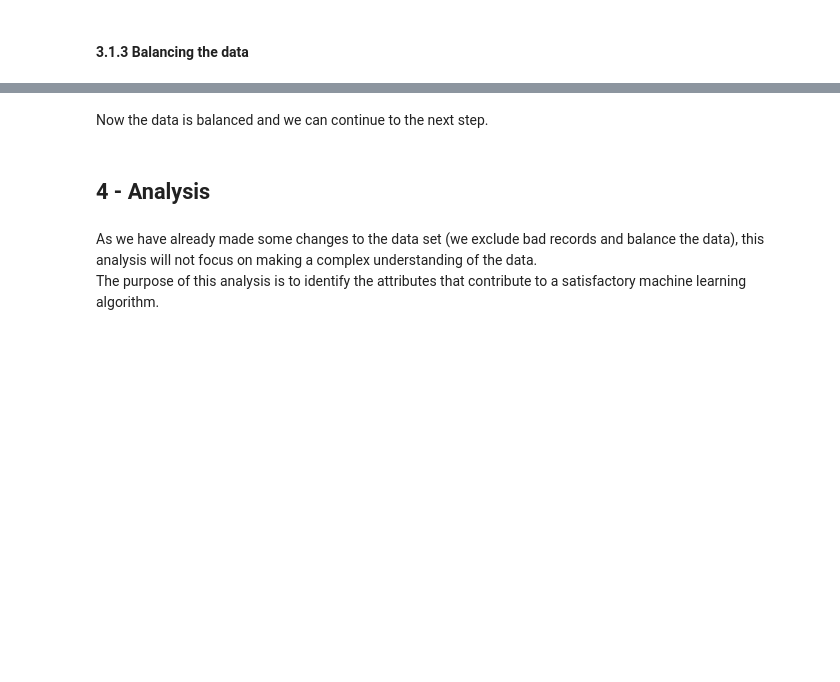
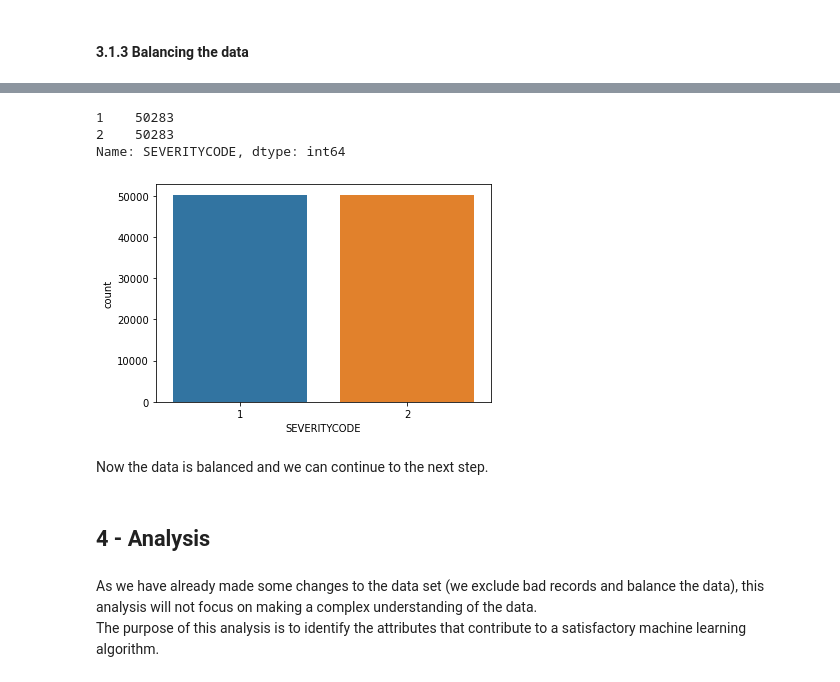
Before and after one commit to mcamera/Traffic_Accidents_Seattle, a Jupyter notebook: Traffic_Accidents_Seattle.ipynb, the cells around one changed output, grey strips where cells are left out. Cells and saved outputs as stored; diff of their text form; code cells hidden in the pictures; blank space fills up the shorter version.

```diff
--- a/Traffic_Accidents_Seattle.ipynb
+++ b/Traffic_Accidents_Seattle.ipynb
@@ -794,0 +907,7 @@ This will causes a bias in the data results. So, we will need to equalize this d
+# %%
+#Removing the types 'Serious Injury Collision' and 'Fatality Collision' from the dataframe
+collisions = collisions.drop(collisions[(collisions['SEVERITYCODE'] == "2b") |
+                                        (collisions['SEVERITYCODE'] == "3") |
+                                        (collisions['SEVERITYCODE'] == "0")
+                                       ].index)
+collisions['SEVERITYCODE'].value_counts().to_frame()
@@ -798,18 +931,23 @@ This will causes a bias in the data results. So, we will need to equalize this d
 # %%
 from imblearn.under_sampling import RandomUnderSampler
 
-X = collisions[['X','Y','ADDRTYPE','SEVERITYDESC','COLLISIONTYPE','PERSONCOUNT',
-                'PEDCOUNT','PEDCYLCOUNT','VEHCOUNT','INCDTTM','JUNCTIONTYPE',
-                'UNDERINFL','WEATHER','ROADCOND','LIGHTCOND']]
+X = collisions[['ADDRTYPE','LOCATION','COLLISIONTYPE','JUNCTIONTYPE',
+                'WEATHER','ROADCOND','LIGHTCOND']]
 y = collisions[['SEVERITYCODE']]
+
 rus = RandomUnderSampler(random_state=0)
 X_res, y_res = rus.fit_resample(X,y)
 
 collisions = X_res
 collisions['SEVERITYCODE'] = y_res
 
-sns.countplot(x="SEVERITYDESC", data=collisions)
-collisions['SEVERITYDESC'].value_counts()
+sns.countplot(x="SEVERITYCODE", data=collisions)
+collisions['SEVERITYCODE'].value_counts()
+# %% [output]
+1    50283
+2    50283
+Name: SEVERITYCODE, dtype: int64
+[figure, added]
 # %% [markdown]
 Now the data is balanced and we can continue to the next step.
 # %% [markdown]
```
Also changed, not shown: parts of 18 cells of this notebook.
